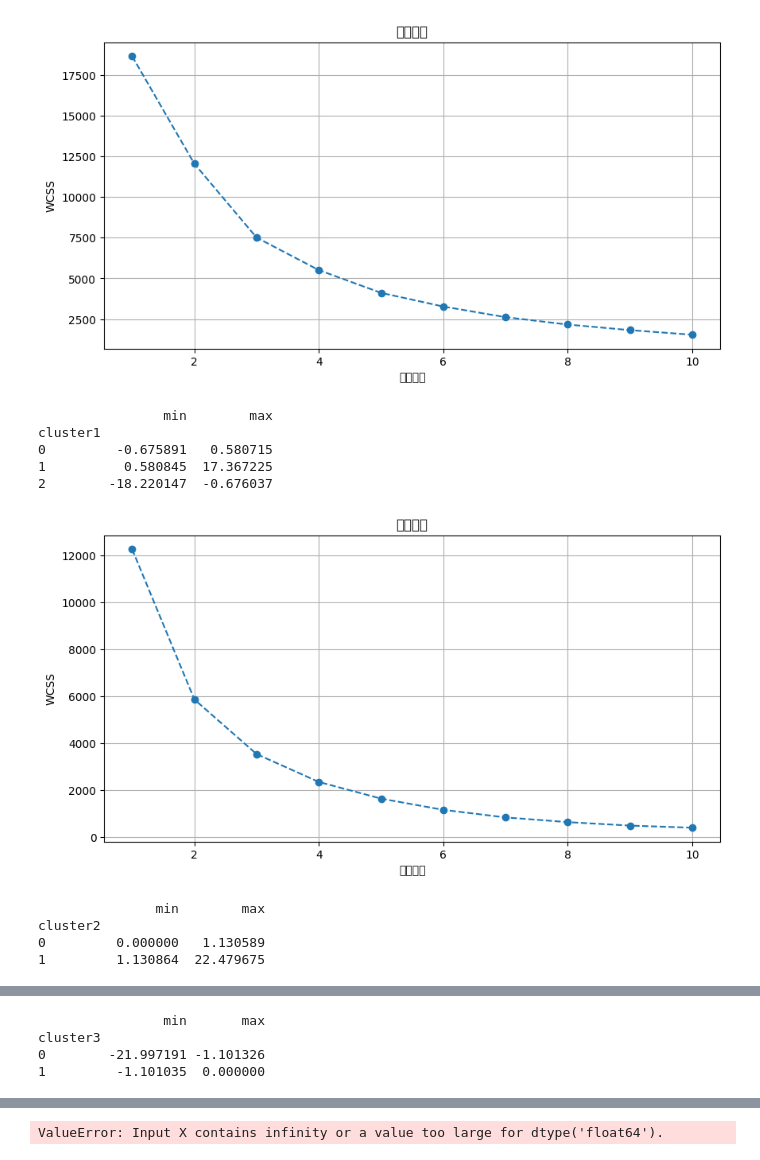
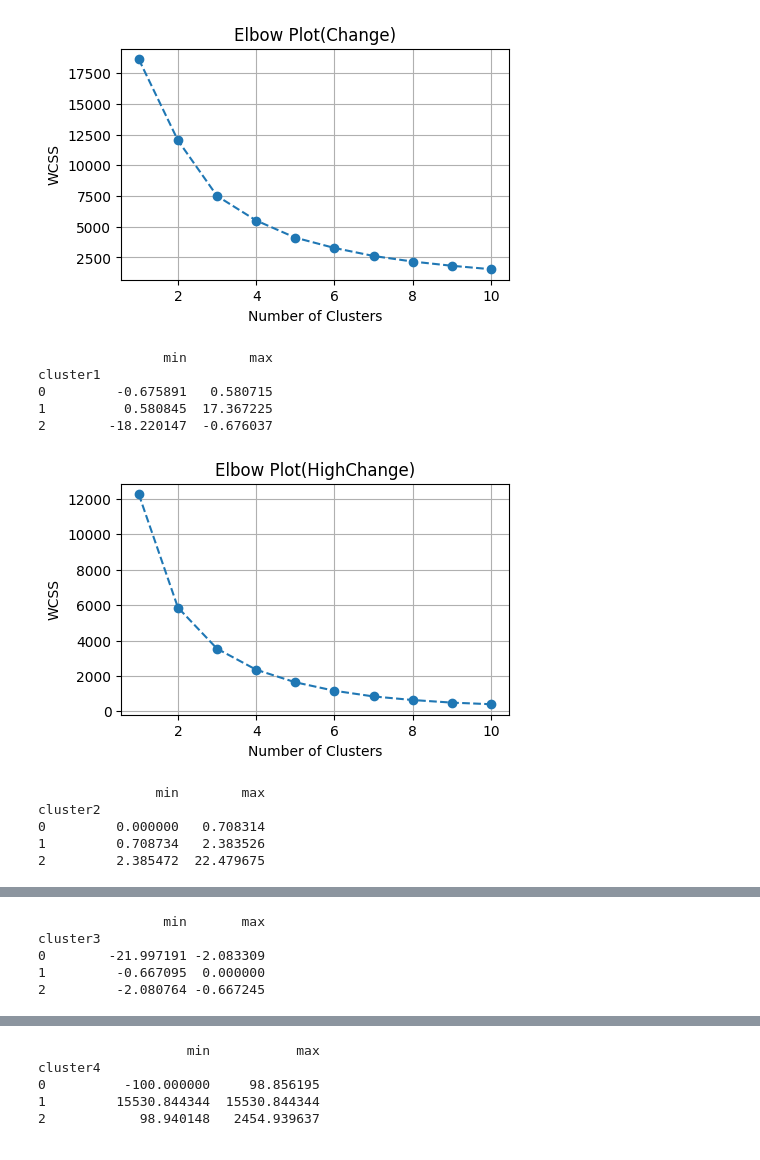
Before and after one commit to King7D/AI-vs-Volatility, a Jupyter notebook: Data Pre-Processing.ipynb, the cells around one changed output, grey strips where cells are left out. Cells and saved outputs as stored; diff of their text form; code cells hidden in the pictures.

```diff
--- a/Data Pre-Processing.ipynb
+++ b/Data Pre-Processing.ipynb
@@ -54,10 +59,10 @@ for i in range(1, 11):
 
 
 # 绘制肘部图表
-plt.figure(figsize=(10, 5))
+plt.figure(figsize=(5, 3))
 plt.plot(range(1, 11), wcss1, marker='o', linestyle='--')
-plt.title('肘部法则')
-plt.xlabel('簇的数量')
+plt.title('Elbow Curve Plot(Change)')
+plt.xlabel('Number of Clusters')
 plt.ylabel('WCSS')
 plt.grid(True)
 plt.show()
@@ -82,16 +87,16 @@ for i in range(1, 11):
 
 
 # 绘制肘部图表
-plt.figure(figsize=(10, 5))
+plt.figure(figsize=(5, 3))
 plt.plot(range(1, 11), wcss2, marker='o', linestyle='--')
-plt.title('肘部法则')
-plt.xlabel('簇的数量')
+plt.title('Elbow Curve Plot(HighChange)')
+plt.xlabel('Number of Clusters')
 plt.ylabel('WCSS')
 plt.grid(True)
 plt.show()
 
 # 根据肘部图表选择最佳的簇数，然后进行聚类
-optimal_clusters = 2  # 假设我们通过肘部图表决定最佳的簇数是3
+optimal_clusters = 3  # 假设我们通过肘部图表决定最佳的簇数是3
 kmeans = KMeans(n_clusters=optimal_clusters, random_state=42)
 df['cluster2'] = kmeans.fit_predict(df[['HighChange']])
 
@@ -110,16 +115,16 @@ for i in range(1, 11):
 
 
 # 绘制肘部图表
-plt.figure(figsize=(10, 5))
+plt.figure(figsize=(5, 3))
 plt.plot(range(1, 11), wcss3, marker='o', linestyle='--')
-plt.title('肘部法则')
-plt.xlabel('簇的数量')
+plt.title('Elbow Curve Plot(Low Change)')
+plt.xlabel('Number of Clusters')
 plt.ylabel('WCSS')
 plt.grid(True)
 plt.show()
 
 # 根据肘部图表选择最佳的簇数，然后进行聚类
-optimal_clusters = 2  # 假设我们通过肘部图表决定最佳的簇数是3
+optimal_clusters = 3  # 假设我们通过肘部图表决定最佳的簇数是3
 kmeans = KMeans(n_clusters=optimal_clusters, random_state=42)
 df['cluster3'] = kmeans.fit_predict(df[['LowChange']])
 
@@ -131,44 +136,45 @@ print(cluster_ranges3)
 
 # 使用KMeans的肘部法则来确定最佳的簇数
 wcss4 = []
 for i in range(1, 11):
     kmeans = KMeans(n_clusters=i, init='k-means++', random_state=42)
     kmeans.fit(df[['VolChange']])
     wcss4.append(kmeans.inertia_)
 
 
 # 绘制肘部图表
-plt.figure(figsize=(10, 5))
+plt.figure(figsize=(5, 3))
 plt.plot(range(1, 11), wcss4, marker='o', linestyle='--')
-plt.title('肘部法则')
-plt.xlabel('簇的数量')
+plt.title('Elbow Curve Plot(VolChange)')
+plt.xlabel('Number of Clusters')
 plt.ylabel('WCSS')
 plt.grid(True)
 plt.show()
 
 # 根据肘部图表选择最佳的簇数，然后进行聚类
 optimal_clusters = 3  # 假设我们通过肘部图表决定最佳的簇数是3
 kmeans = KMeans(n_clusters=optimal_clusters, random_state=42)
 df['cluster4'] = kmeans.fit_predict(df[['VolChange']])
 
 # 找到每个簇的涨幅范围
 cluster_ranges4 = df.groupby('cluster4')['VolChange'].agg(['min', 'max'])
 
 # 打印每个簇的涨幅范围
 print(cluster_ranges4)
 
 # 保存到新的CSV文件（如果需要）
 output_file_path = 'Processed_Data/overall/BTC_clustered.csv'  # 替换为你要保存的文件路径
 df.to_csv(output_file_path, index=False)
 # %% [output]
-[figure, old version]
+[figure, new version]
                 min        max
 cluster1
 0         -0.675891   0.580715
 1          0.580845  17.367225
 2        -18.220147  -0.676037
-[figure, old version]
+[figure, new version]
                min        max
 cluster2
-0         0.000000   1.130589
-1         1.130864  22.479675
+0         0.000000   0.708314
+1         0.708734   2.383526
+2         2.385472  22.479675
@@ -176,4 +182,5 @@ cluster2
                 min       max
 cluster3
-0        -21.997191 -1.101326
-1         -1.101035  0.000000
+0        -21.997191 -2.083309
+1         -0.667095  0.000000
+2         -2.080764 -0.667245
@@ -180 +188,5 @@ cluster3
-ValueError: Input X contains infinity or a value too large for dtype('float64').
+                   min           max
+cluster4
+0          -100.000000     98.856195
+1         15530.844344  15530.844344
+2            98.940148   2454.939637
```
Also changed, not shown: parts of 5 cells of this notebook, 3 other files.
